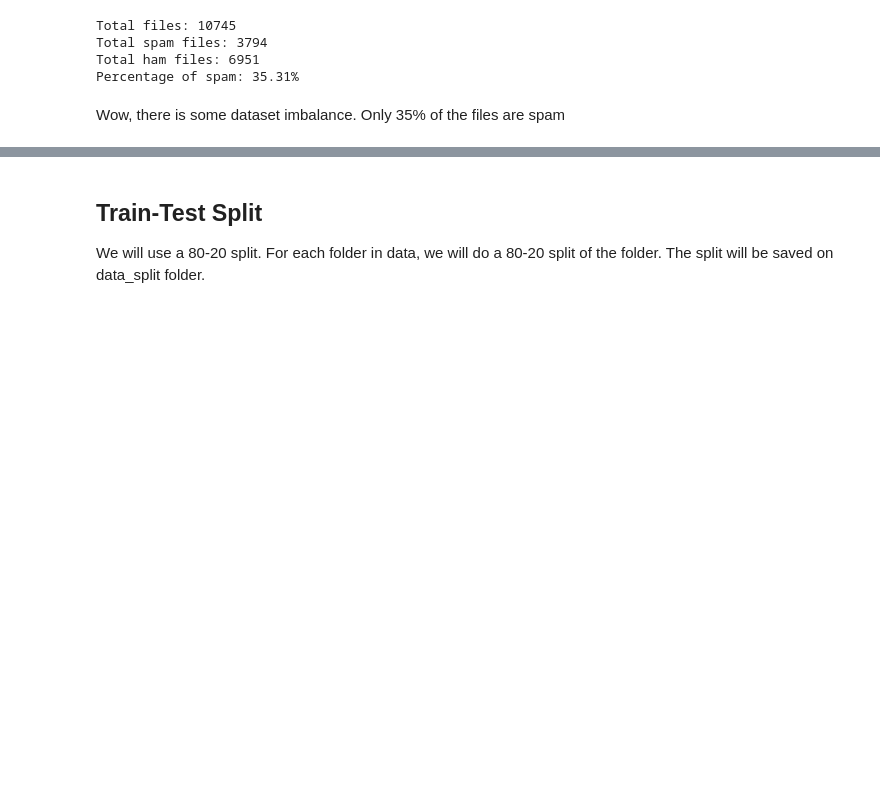
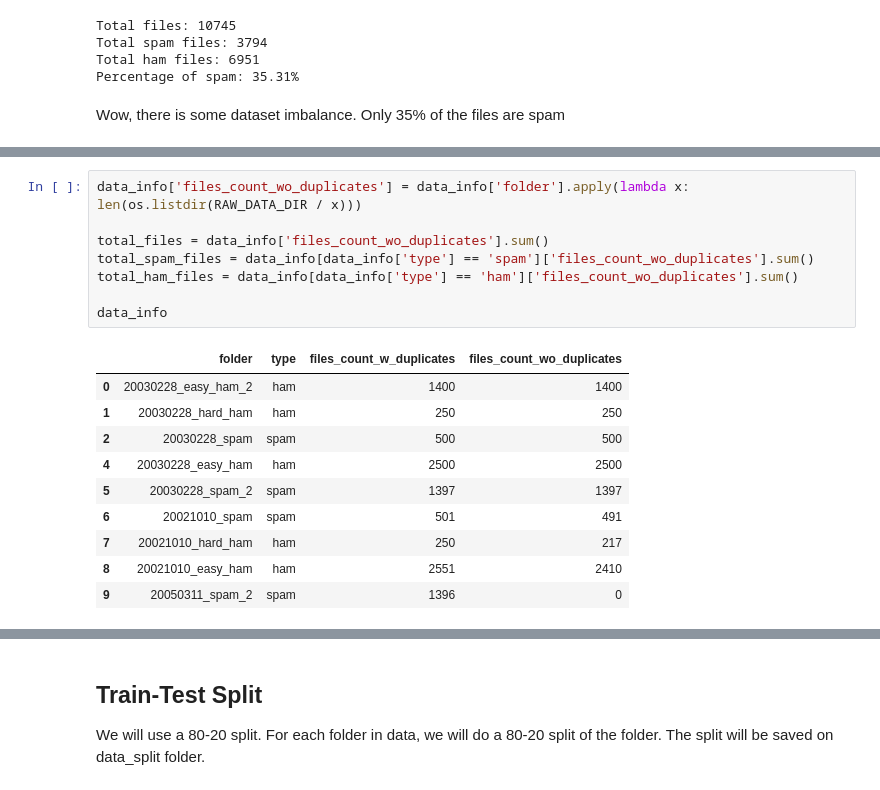
Before and after one commit to shamshertamang/EmailSpamClassifier-Apache, a Jupyter notebook: notebooks/apache_spam_classifier.ipynb, the cells around one changed output, grey strips where cells are left out. Cells and saved outputs as stored; diff of their text form; blank space fills up the shorter version.

```diff
--- a/notebooks/apache_spam_classifier.ipynb
+++ b/notebooks/apache_spam_classifier.ipynb
@@ -122,0 +175,19 @@ Wow, there is some dataset imbalance. Only 35% of the files are spam
+# %%
+data_info['files_count_wo_duplicates'] = data_info['folder'].apply(lambda x: len(os.listdir(RAW_DATA_DIR / x)))
+
+total_files = data_info['files_count_wo_duplicates'].sum()
+total_spam_files = data_info[data_info['type'] == 'spam']['files_count_wo_duplicates'].sum()
+total_ham_files = data_info[data_info['type'] == 'ham']['files_count_wo_duplicates'].sum()
+
+data_info
+# %% [output]
+|  | folder | type | files_count_w_duplicates | files_count_wo_duplicates |
+| 0 | 20030228_easy_ham_2 | ham | 1400 | 1400 |
+| 1 | 20030228_hard_ham | ham | 250 | 250 |
+| 2 | 20030228_spam | spam | 500 | 500 |
+| 4 | 20030228_easy_ham | ham | 2500 | 2500 |
+| 5 | 20030228_spam_2 | spam | 1397 | 1397 |
+| 6 | 20021010_spam | spam | 501 | 491 |
+| 7 | 20021010_hard_ham | ham | 250 | 217 |
+| 8 | 20021010_easy_ham | ham | 2551 | 2410 |
+| 9 | 20050311_spam_2 | spam | 1396 | 0 |
```
Also changed, not shown: parts of 22 cells of this notebook, 2 other files.
